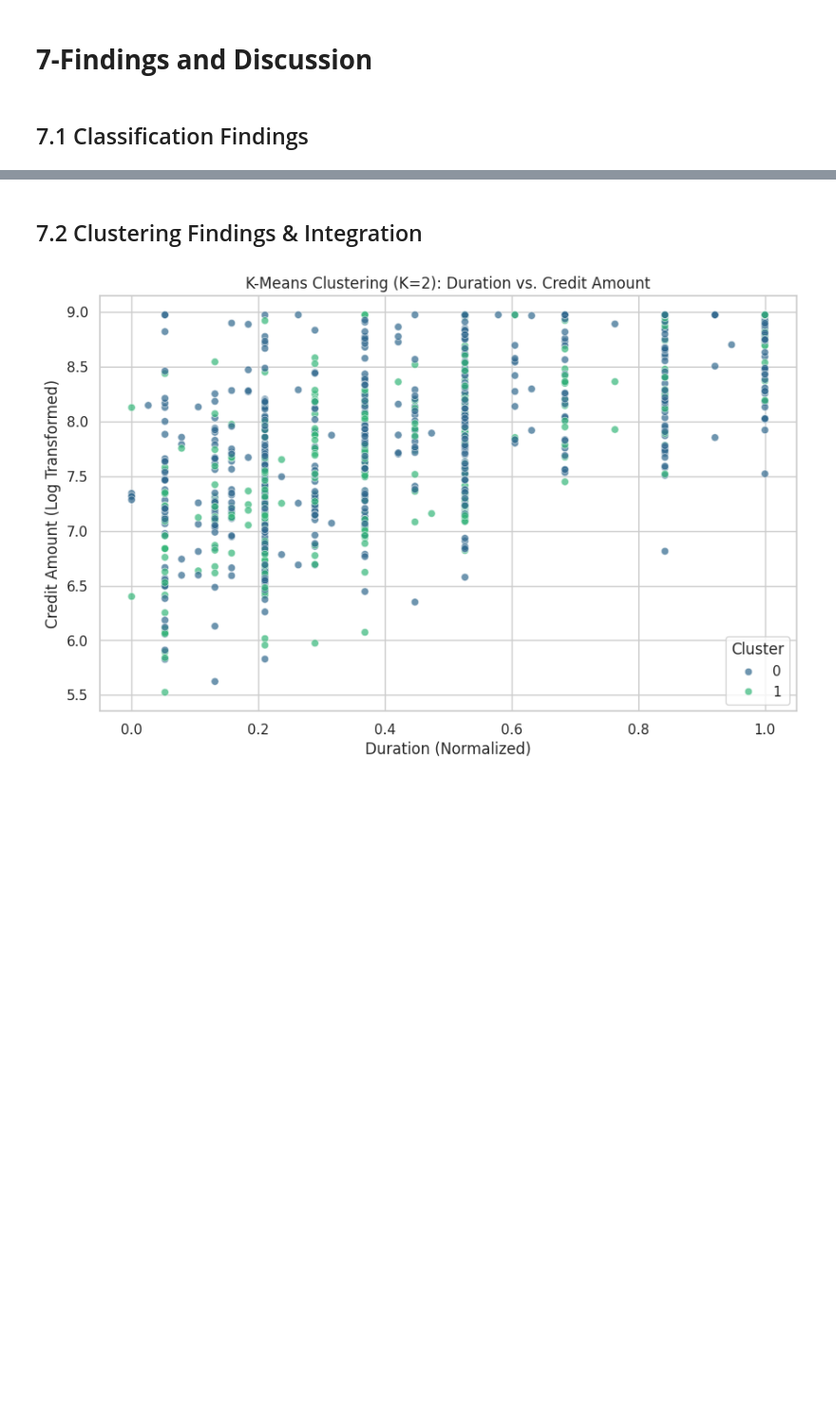
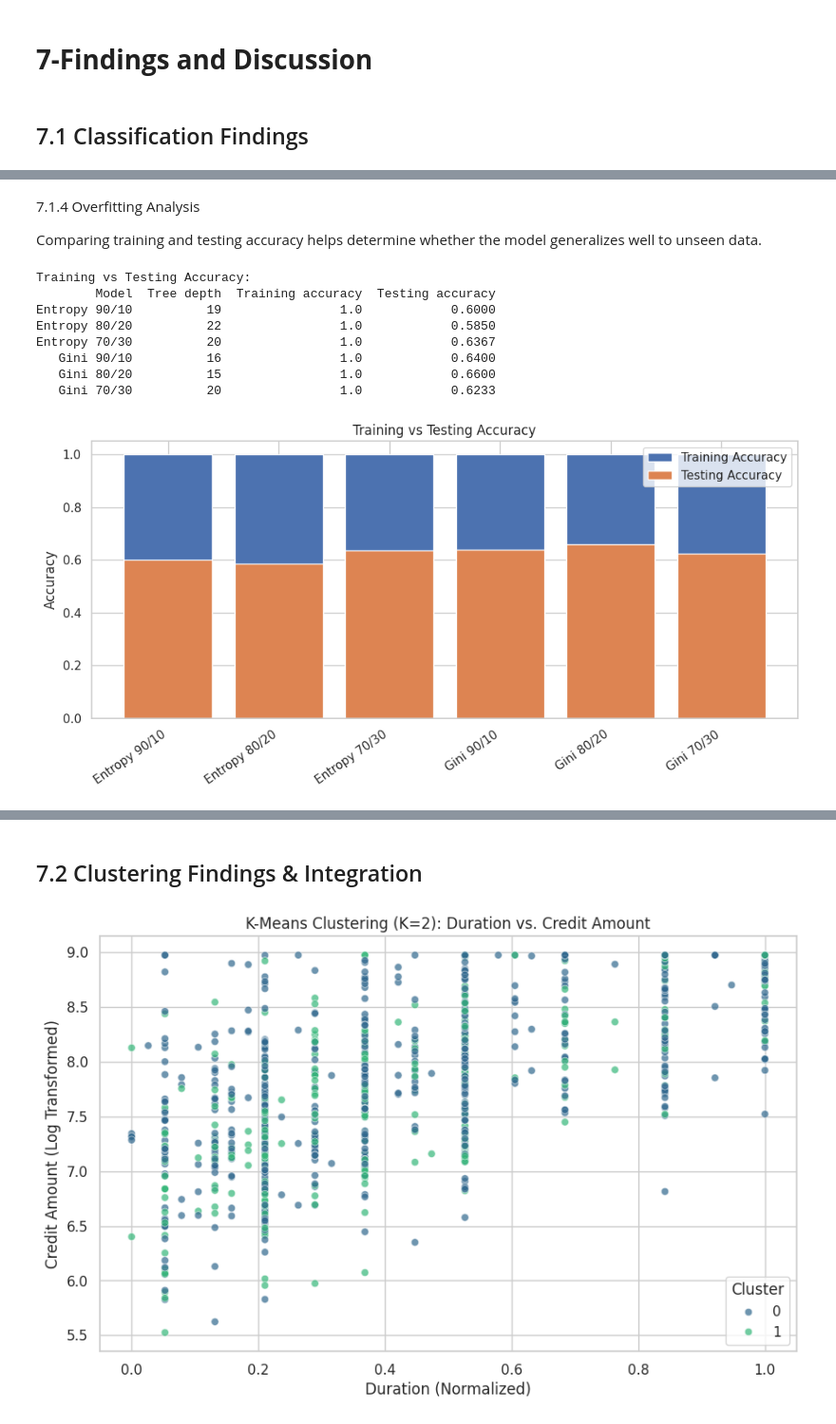
Before and after one commit to saraalmazroa/-IT326-DataMining-Project-, a Jupyter notebook: Phase3.ipynb, the cells around one changed output, grey strips where cells are left out. Shown at 95% size. Saved outputs shown, nothing was run; the diff lists cells and outputs as text; code cells hidden in the pictures; blank space fills up the shorter version.

```diff
--- a/Phase3.ipynb
+++ b/Phase3.ipynb
@@ -907,0 +1052,42 @@ We use the KMeans method from the sklearn.cluster library. The Elbow Method is u
+# %% [markdown]
+7.1.4 Overfitting Analysis
+
+Comparing training and testing accuracy helps determine whether the model generalizes well to unseen data.
+# %%
+# 7.1.4 Overfitting Analysis
+
+print("Training vs Testing Accuracy:")
+print(fit_check[
+    ["Model", "Tree depth", "Training accuracy", "Testing accuracy"]
+].round(4).to_string(index=False))
+
+plt.figure(figsize=(10, 5))
+
+plt.bar(
+    fit_check["Model"],
+    fit_check["Training accuracy"],
+    label="Training Accuracy"
+)
+
+plt.bar(
+    fit_check["Model"],
+    fit_check["Testing accuracy"],
+    label="Testing Accuracy"
+)
+
+plt.ylabel("Accuracy")
+plt.title("Training vs Testing Accuracy")
+plt.xticks(rotation=35, ha="right")
+plt.legend()
+plt.tight_layout()
+plt.show()
+# %% [output]
+Training vs Testing Accuracy:
+        Model  Tree depth  Training accuracy  Testing accuracy
+Entropy 90/10          19                1.0            0.6000
+Entropy 80/20          22                1.0            0.5850
+Entropy 70/30          20                1.0            0.6367
+   Gini 90/10          16                1.0            0.6400
+   Gini 80/20          15                1.0            0.6600
+   Gini 70/30          20                1.0            0.6233
+[figure, added]
```
Also changed, not shown: parts of 8 cells of this notebook.
